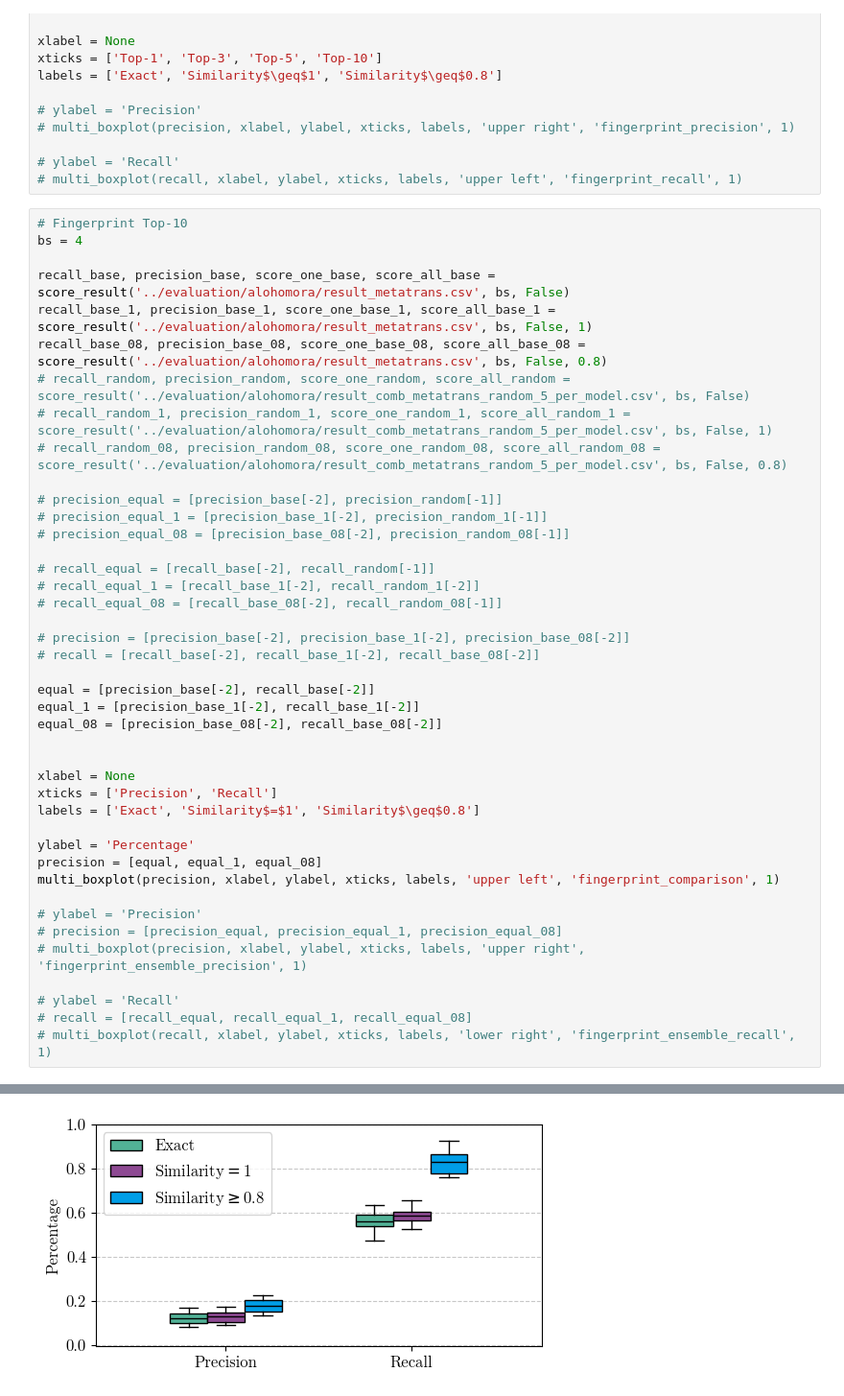
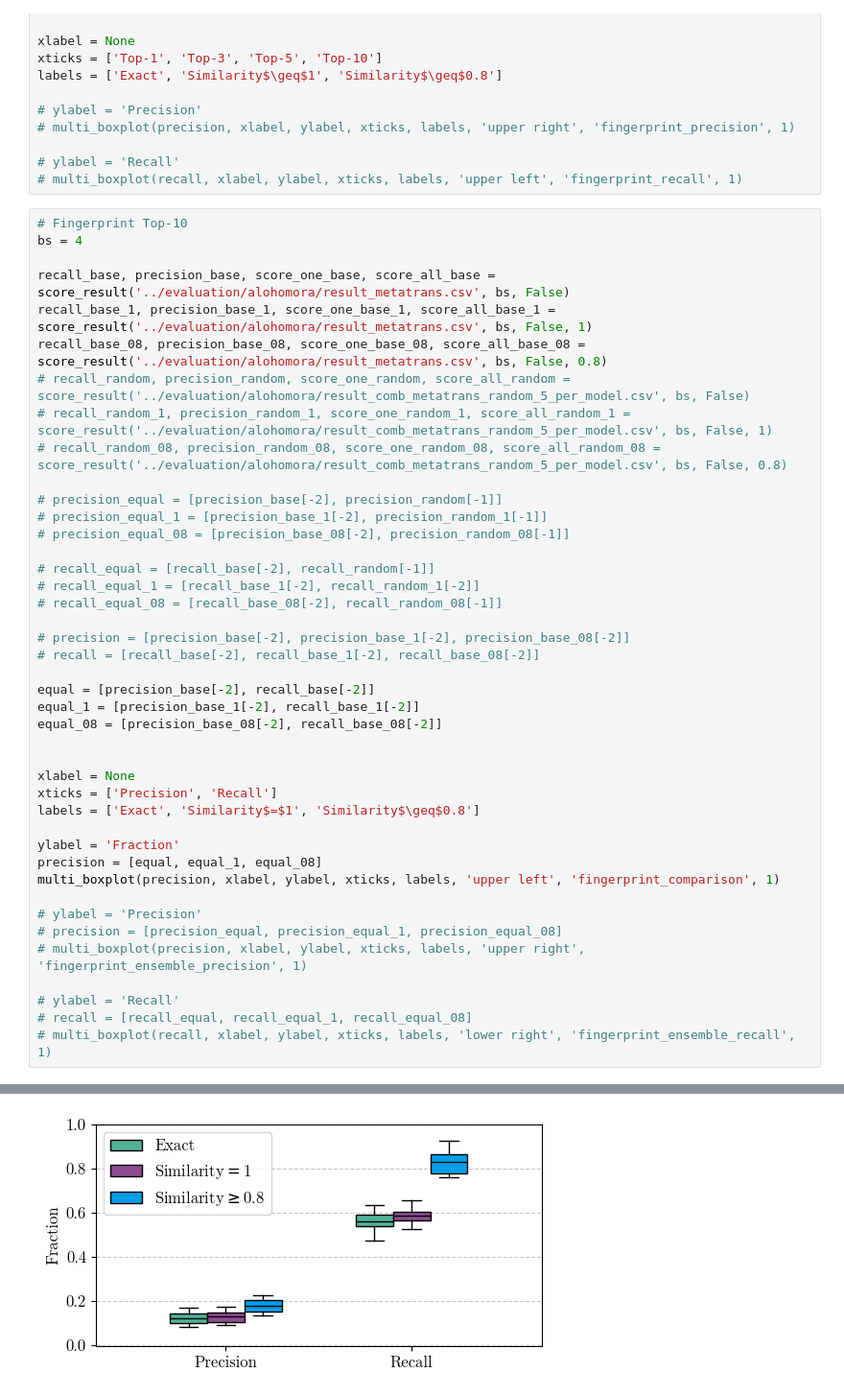
Before and after one commit to tsofiac/LAGOM, a Jupyter notebook: data_analysis/boxplot.ipynb, the cells around one changed output, grey strips where cells are left out. Shown at 96% size. Drawn from its saved outputs; the diff is of its cells as text.

```diff
--- a/data_analysis/boxplot.ipynb
+++ b/data_analysis/boxplot.ipynb
@@ -599,32 +599,32 @@ recall_base_08, precision_base_08, score_one_base_08, score_all_base_08 = score_
 # precision_equal_08 = [precision_base_08[-2], precision_random_08[-1]]
 
 # recall_equal = [recall_base[-2], recall_random[-1]]
 # recall_equal_1 = [recall_base_1[-2], recall_random_1[-2]]
 # recall_equal_08 = [recall_base_08[-2], recall_random_08[-1]]
 
 # precision = [precision_base[-2], precision_base_1[-2], precision_base_08[-2]]
 # recall = [recall_base[-2], recall_base_1[-2], recall_base_08[-2]]
 
 equal = [precision_base[-2], recall_base[-2]]
 equal_1 = [precision_base_1[-2], recall_base_1[-2]]
 equal_08 = [precision_base_08[-2], recall_base_08[-2]]
 
 
 xlabel = None
 xticks = ['Precision', 'Recall']
 labels = ['Exact', 'Similarity$=$1', 'Similarity$\geq$0.8']
 
-ylabel = 'Percentage'
+ylabel = 'Fraction'
 precision = [equal, equal_1, equal_08]
 multi_boxplot(precision, xlabel, ylabel, xticks, labels, 'upper left', 'fingerprint_comparison', 1)
 
 # ylabel = 'Precision'
 # precision = [precision_equal, precision_equal_1, precision_equal_08]
 # multi_boxplot(precision, xlabel, ylabel, xticks, labels, 'upper right', 'fingerprint_ensemble_precision', 1)
 
 # ylabel = 'Recall'
 # recall = [recall_equal, recall_equal_1, recall_equal_08]
 # multi_boxplot(recall, xlabel, ylabel, xticks, labels, 'lower right', 'fingerprint_ensemble_recall', 1)
 # %% [output]
 The PostScript backend does not support transparency; partially transparent artists will be rendered opaque.
-[figure, old version]
+[figure, new version]
```
Also changed, not shown: parts of 3 cells of this notebook, 20 other files.
